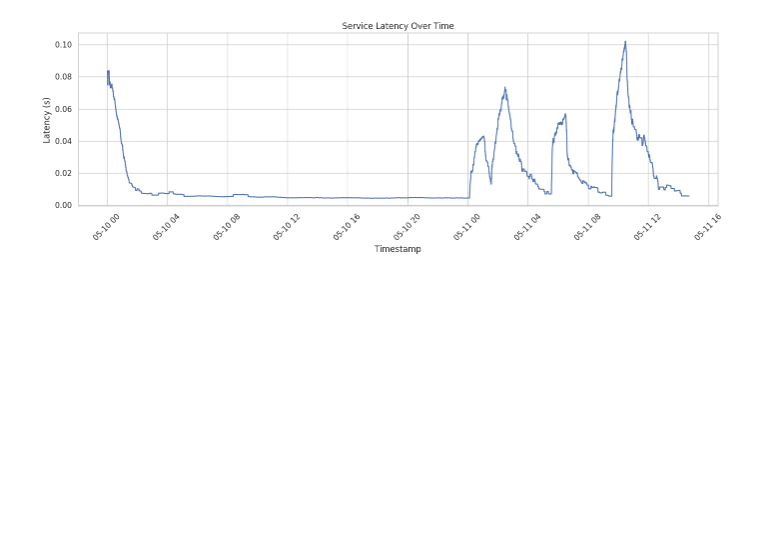
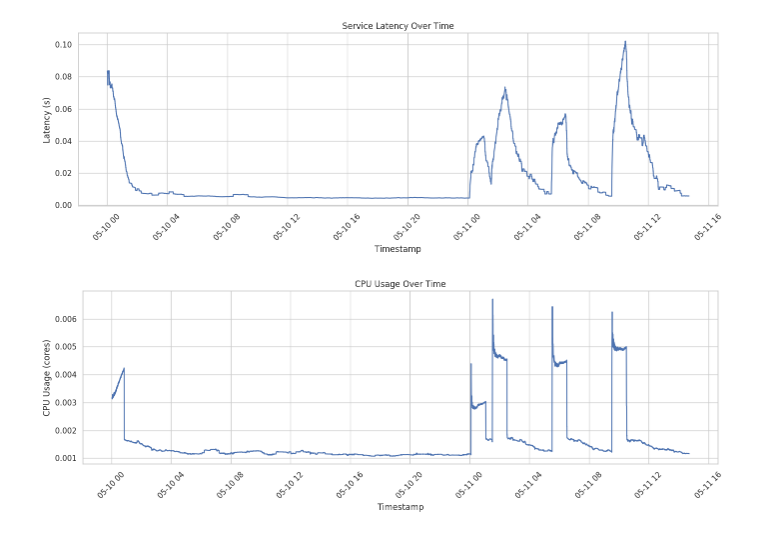
Before and after one commit to cepdnaclk/e19-4yp-AI-Dirven-Latency-Constrained-Resource-Management-In-Kubernetes, a Jupyter notebook: results/pw_gen_plots.ipynb, the cells around one changed output. Saved outputs shown, nothing was run; the diff lists cells and outputs as text; code cells hidden in the pictures; blank space fills up the shorter version.

Commit message:
Add cpu usage over time plot

```diff
--- a/results/pw_gen_plots.ipynb
+++ b/results/pw_gen_plots.ipynb
@@ -38,3 +38,8 @@ def plot_time_series(x, y, ylabel, title):
 plot_time_series(df['Timestamp'], df['Latency'], 'Latency (s)', 'Service Latency Over Time')
 # %% [output]
 [figure]
+# %%
+# 2. CPU Usage over time
+plot_time_series(df['Timestamp'], df['CPU Usage'], 'CPU Usage (cores)', 'CPU Usage Over Time')
+# %% [output]
+[figure, added]
```
